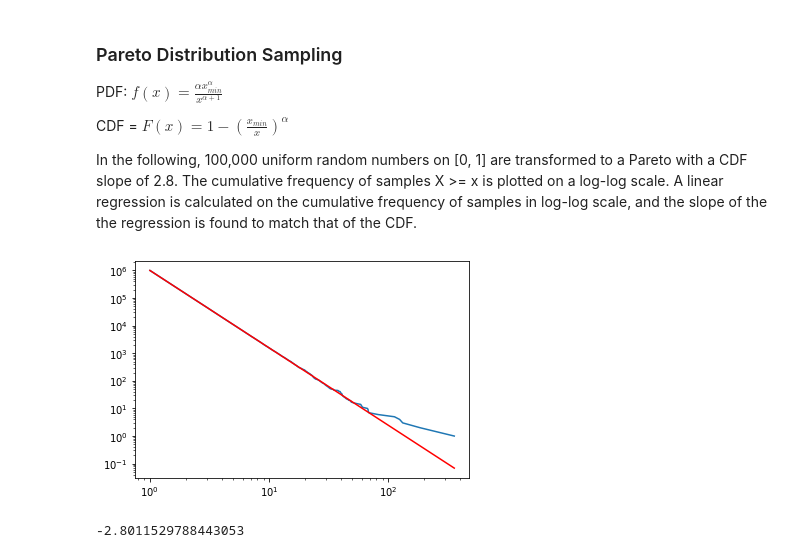
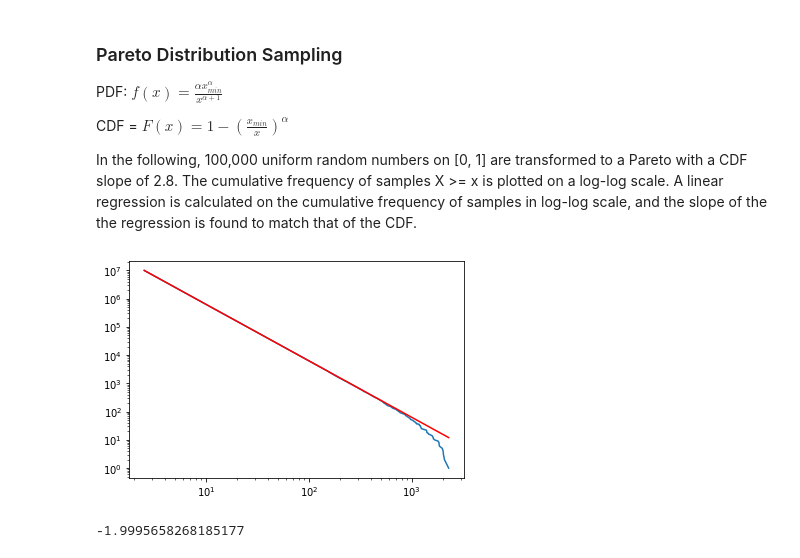
Before and after one commit to seanmason/saturation, a Jupyter notebook: notebooks/ParetoDistributionSampling.ipynb, the cells around one changed output. Cells and saved outputs as stored; diff of their text form; code cells hidden in the pictures.

```diff
--- a/notebooks/ParetoDistributionSampling.ipynb
+++ b/notebooks/ParetoDistributionSampling.ipynb
@@ -17,33 +19,33 @@ from saturation.distributions import *
 # %%
-slope = 2.8
-dist = ParetoProbabilityDistribution(cdf_slope=slope, x_min=1, x_max=5000)
+slope = 2
+dist = ParetoProbabilityDistribution(cdf_slope=slope, x_min=2.5, x_max=2500)
 # %%
 # Plot the CDF
-n_samples = 1000000
+n_samples = 10000000
 y = np.arange(n_samples, 0, -1)
 
 urands = np.random.rand(n_samples)
-x = [dist.uniform_to_density(x) for x in urands]
+x = [x.radius for x in itertools.islice(get_craters(dist, 10000), n_samples)]
 x = sorted(x)
 
 plt.plot(x, y)
 
 # Regression line
 ln_x = np.reshape(np.log(x), newshape=(len(x), 1))
 ln_y = np.log(y)
 
 reg = LinearRegression().fit(ln_x, ln_y)
 line_y = [np.exp(reg.intercept_ + reg.coef_ * np.log(x)) for x in x]
 plt.plot(x, line_y, 'r')
 
 plt.xscale('log')
 plt.yscale('log')
 
 plt.show()
 # %% [output]
-[figure, old version]
+[figure, new version]
 # %%
-# Regression coefficient - close to the slope of the CDF = -1.8
+# Regression coefficient - close to the slope of the CDF = -2
 reg.coef_[0]
 # %% [output]
--2.8011529788443053
+-1.9995658268185177
```
Also changed, not shown: parts of 1 cell of this notebook, 16 other files.
